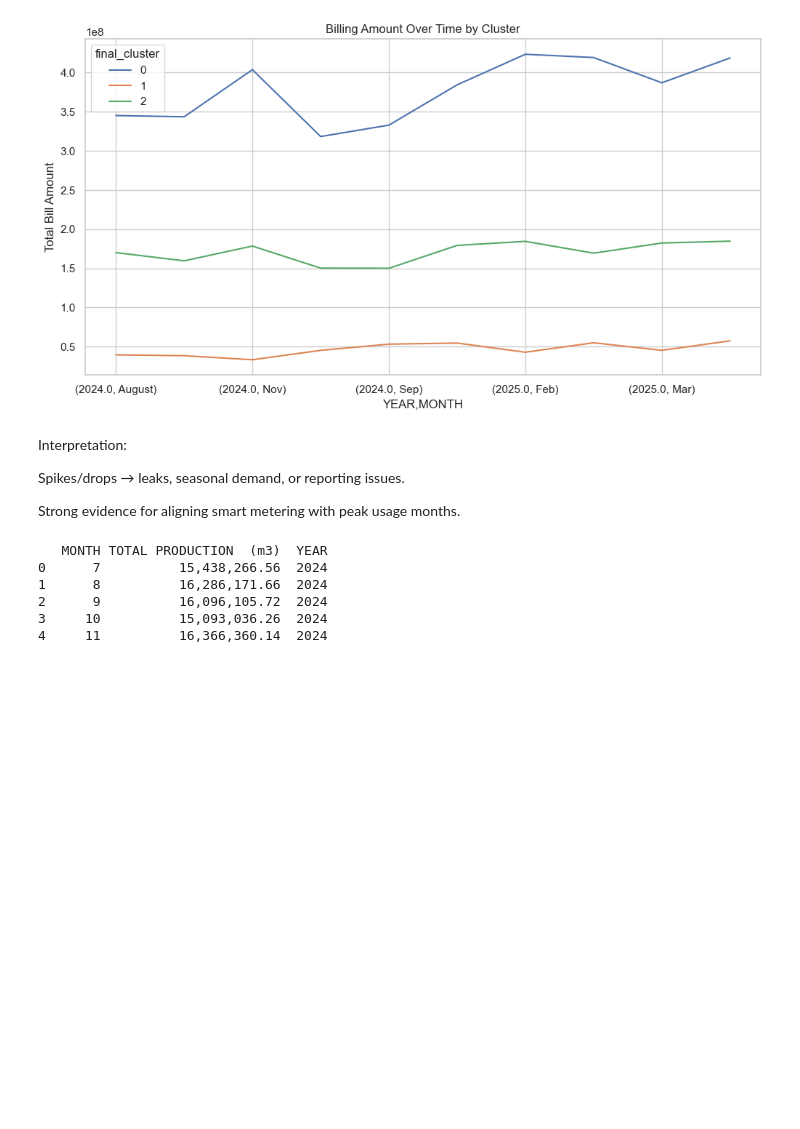
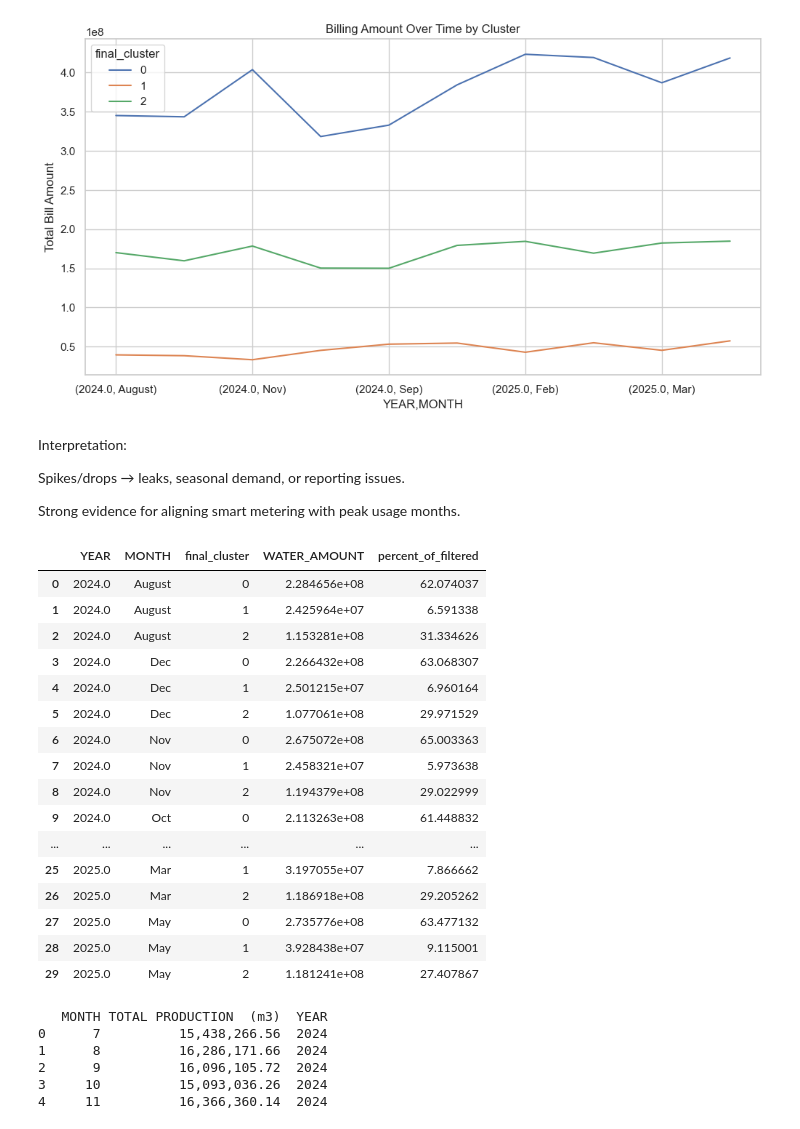
Before and after one commit to Assesa44/water-loss-reduction-through-smart-metering, a Jupyter notebook: Notebooks/Exploratory/clustering.ipynb, the cells around one changed output. Drawn from its saved outputs; the diff is of its cells as text; code cells hidden in the pictures; blank space fills up the shorter version.

```diff
--- a/Notebooks/Exploratory/clustering.ipynb
+++ b/Notebooks/Exploratory/clustering.ipynb
@@ -981,6 +940,26 @@ roi = df.groupby(['YEAR','MONTH','final_cluster'])['WATER_AMOUNT'].sum().reset_i
 
 # Calculate % share within just the filtered dataset
 roi['percent_of_filtered'] = roi['WATER_AMOUNT'] / roi.groupby(['YEAR','MONTH'])['WATER_AMOUNT'].transform('sum') * 100
+# %%
+roi
+# %% [output]
+|  | YEAR | MONTH | final_cluster | WATER_AMOUNT | percent_of_filtered |
+| 0 | 2024.0 | August | 0 | 2.284656e+08 | 62.074037 |
+| 1 | 2024.0 | August | 1 | 2.425964e+07 | 6.591338 |
+| 2 | 2024.0 | August | 2 | 1.153281e+08 | 31.334626 |
+| 3 | 2024.0 | Dec | 0 | 2.266432e+08 | 63.068307 |
+| 4 | 2024.0 | Dec | 1 | 2.501215e+07 | 6.960164 |
+| 5 | 2024.0 | Dec | 2 | 1.077061e+08 | 29.971529 |
+| 6 | 2024.0 | Nov | 0 | 2.675072e+08 | 65.003363 |
+| 7 | 2024.0 | Nov | 1 | 2.458321e+07 | 5.973638 |
+| 8 | 2024.0 | Nov | 2 | 1.194379e+08 | 29.022999 |
+| 9 | 2024.0 | Oct | 0 | 2.113263e+08 | 61.448832 |
+| ... | ... | ... | ... | ... | ... |
+| 25 | 2025.0 | Mar | 1 | 3.197055e+07 | 7.866662 |
+| 26 | 2025.0 | Mar | 2 | 1.186918e+08 | 29.205262 |
+| 27 | 2025.0 | May | 0 | 2.735776e+08 | 63.477132 |
+| 28 | 2025.0 | May | 1 | 3.928438e+07 | 9.115001 |
+| 29 | 2025.0 | May | 2 | 1.181241e+08 | 27.407867 |
 # %%
 import pandas as pd
 
```
Also changed, not shown: parts of 22 cells of this notebook.
